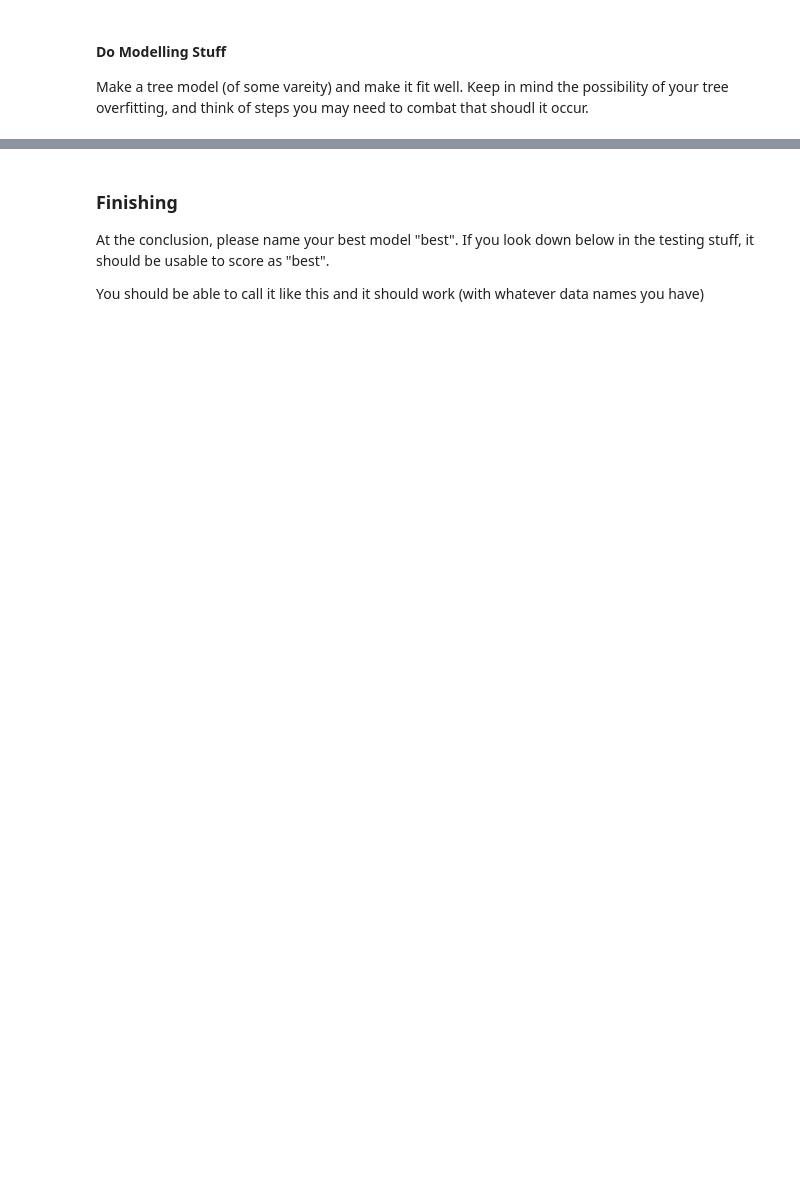
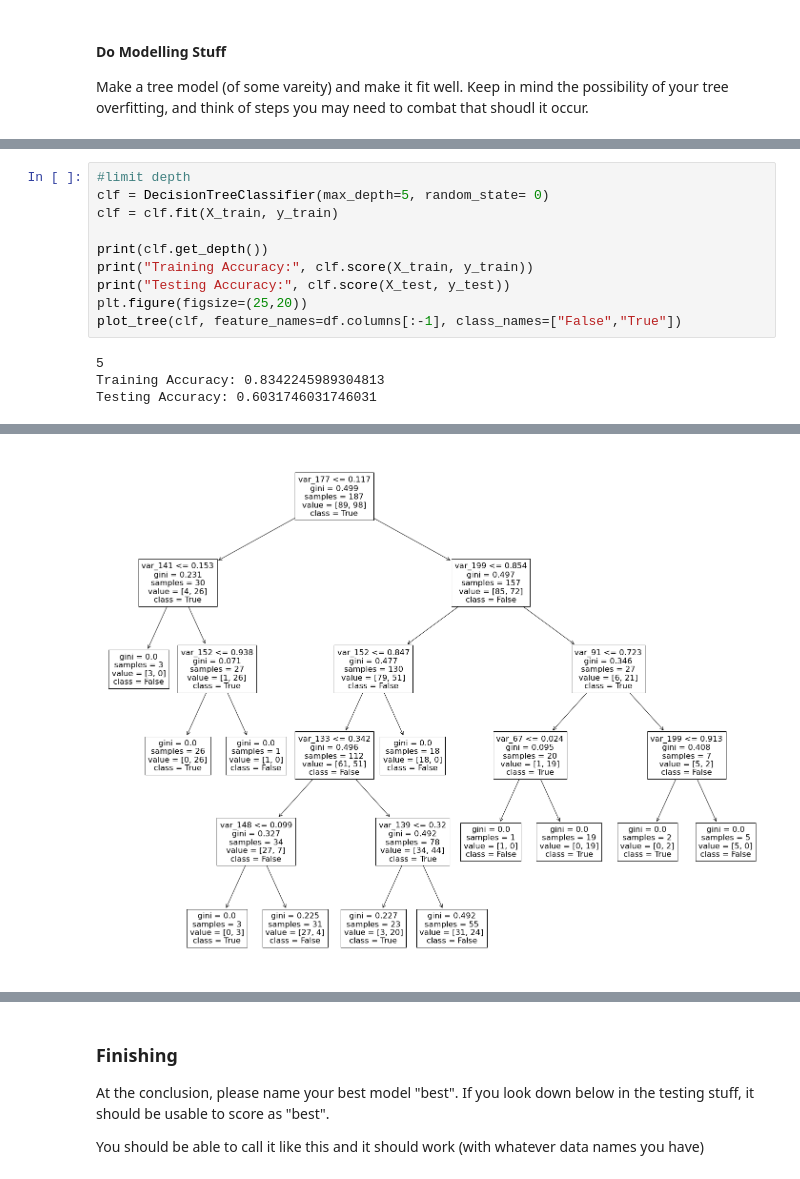
Before and after one commit to rodsunio/ItML_Asn_1_Students, a Jupyter notebook: part2_start.ipynb, the cells around one changed output, grey strips where cells are left out. Drawn from its saved outputs; the diff is of its cells as text; blank space fills up the shorter version.

```diff
--- a/part2_start.ipynb
+++ b/part2_start.ipynb
@@ -68,0 +188,14 @@ Make a tree model (of some vareity) and make it fit well. Keep in mind the possi
+# %%
+#limit depth
+clf = DecisionTreeClassifier(max_depth=5, random_state= 0)
+clf = clf.fit(X_train, y_train)
+
+print(clf.get_depth())
+print("Training Accuracy:", clf.score(X_train, y_train))
+print("Testing Accuracy:", clf.score(X_test, y_test))
+plt.figure(figsize=(25,20))
+plot_tree(clf, feature_names=df.columns[:-1], class_names=["False","True"])
+# %% [output]
+5
+Training Accuracy: 0.8342245989304813
+Testing Accuracy: 0.6031746031746031
@@ -68,0 +219 @@ Make a tree model (of some vareity) and make it fit well. Keep in mind the possi
+[figure, added]
```
Also changed, not shown: parts of 17 cells of this notebook, 2 other files.
